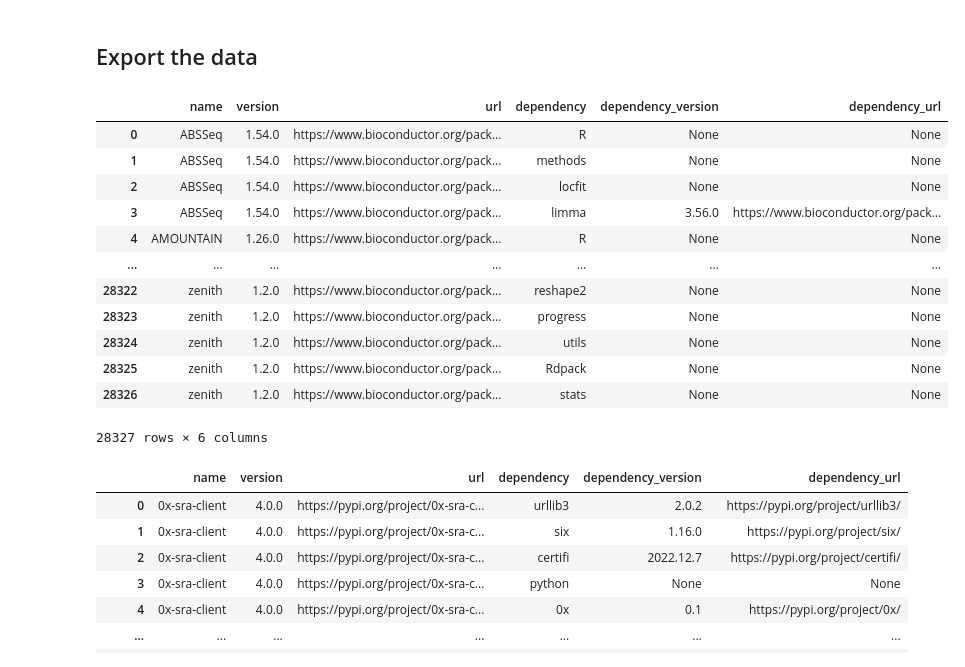
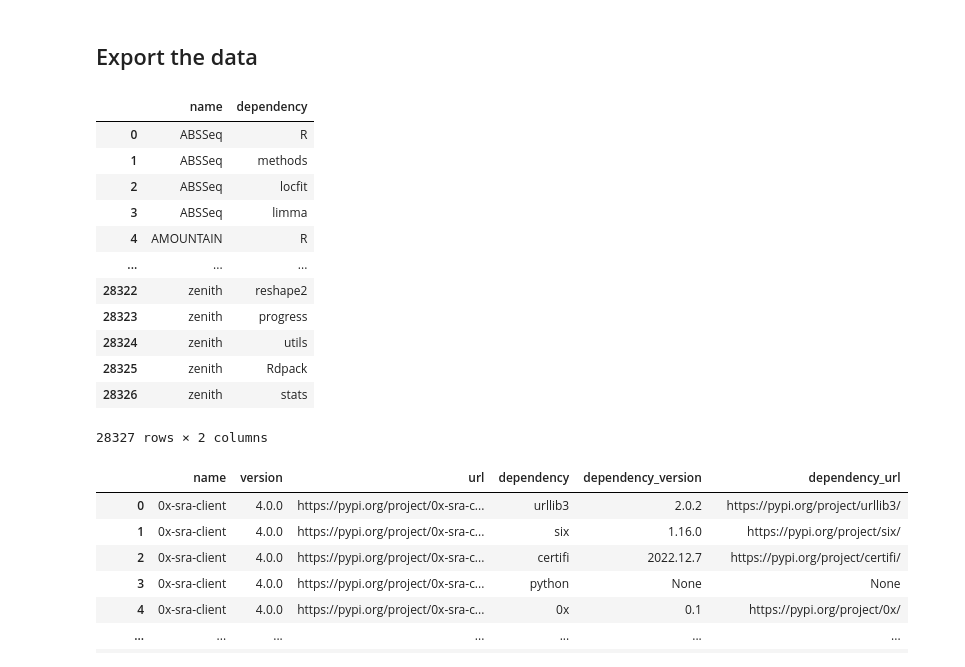
Before and after one commit to dab0012/olivia, a Jupyter notebook: notebooks/olivia_finder/Olivia Finder - Implementation.ipynb, the cells around one changed output. Saved outputs shown, nothing was run; the diff lists cells and outputs as text; code cells hidden in the pictures.

```diff
--- a/notebooks/olivia_finder/Olivia Finder - Implementation.ipynb
+++ b/notebooks/olivia_finder/Olivia Finder - Implementation.ipynb
@@ -1752,22 +1757,23 @@ print(len(a4_network3.keys()))
 # %% [markdown]
 ## Export the data
 # %%
-bioconductor_df = bioconductor_pm_loaded.export_adjlist(full_data=True)
-bioconductor_df.to_csv(
-    "results/csv_datasets/bioconductor/bioconductor_adjlist_scraping.csv", index=False)
+bioconductor_df = bioconductor_pm_loaded.export_dataframe(full_data=False)
+
+#Export the dataframe to a csv file
+bioconductor_df.to_csv("aux_data/bioconductor_adjlist_scraping.csv", index=False)
 bioconductor_df
 # %% [output]
-|  | name | version | url | dependency | dependency_version | dependency_url |
-| 0 | ABSSeq | 1.54.0 | https://www.bioconductor.org/pack... | R | None | None |
-| 1 | ABSSeq | 1.54.0 | https://www.bioconductor.org/pack... | methods | None | None |
-| 2 | ABSSeq | 1.54.0 | https://www.bioconductor.org/pack... | locfit | None | None |
-| 3 | ABSSeq | 1.54.0 | https://www.bioconductor.org/pack... | limma | 3.56.0 | https://www.bioconductor.org/pack... |
-| 4 | AMOUNTAIN | 1.26.0 | https://www.bioconductor.org/pack... | R | None | None |
-| ... | ... | ... | ... | ... | ... | ... |
-| 28322 | zenith | 1.2.0 | https://www.bioconductor.org/pack... | reshape2 | None | None |
-| 28323 | zenith | 1.2.0 | https://www.bioconductor.org/pack... | progress | None | None |
-| 28324 | zenith | 1.2.0 | https://www.bioconductor.org/pack... | utils | None | None |
-| 28325 | zenith | 1.2.0 | https://www.bioconductor.org/pack... | Rdpack | None | None |
-| 28326 | zenith | 1.2.0 | https://www.bioconductor.org/pack... | stats | None | None |
+|  | name | dependency |
+| 0 | ABSSeq | R |
+| 1 | ABSSeq | methods |
+| 2 | ABSSeq | locfit |
+| 3 | ABSSeq | limma |
+| 4 | AMOUNTAIN | R |
+| ... | ... | ... |
+| 28322 | zenith | reshape2 |
+| 28323 | zenith | progress |
+| 28324 | zenith | utils |
+| 28325 | zenith | Rdpack |
+| 28326 | zenith | stats |
-28327 rows × 6 columns
+28327 rows × 2 columns
 # %%
```
Also changed, not shown: parts of 40 cells of this notebook, 10 other files.
